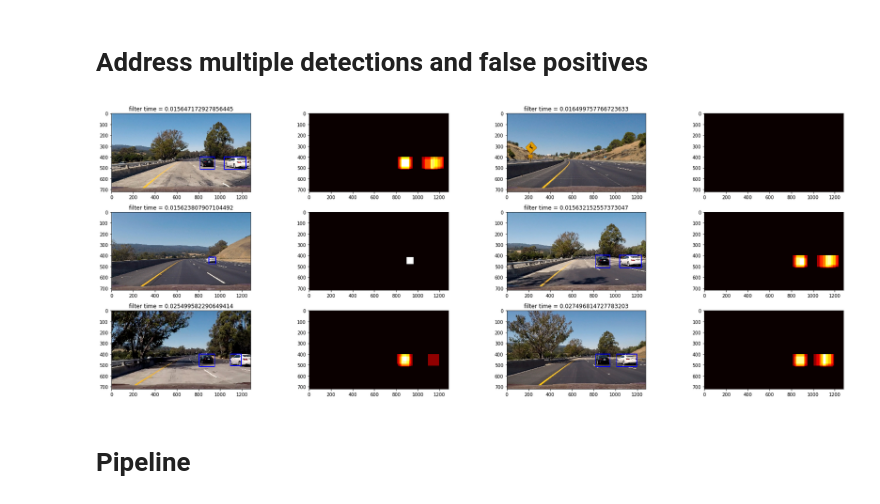
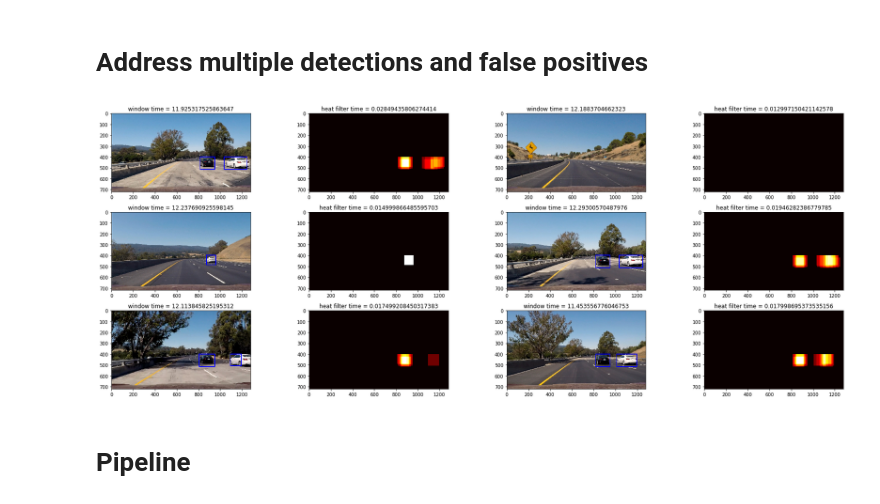
Before and after one commit to deepakzambre/VehicleDetectionAndTracking, a Jupyter notebook: solution.ipynb, the cells around one changed output. Cells and saved outputs as stored; diff of their text form; code cells hidden in the pictures.

```diff
--- a/solution.ipynb
+++ b/solution.ipynb
@@ -531,35 +531,38 @@ def filter_on_heat(img, bboxes, threshold = 1):
 # %%
 def_threshold = 1
 scales = [1.4, 1,5, 1.7, 1.8]
+config_dict = {1.4:(400, 550), 1.5:(400, 550), 1.7:(400, 656), 1.8:(400, 656)}
 # %%
 files = glob.glob('./test_images/*.jpg')
 fig, axs = plt.subplots(3, 4, figsize=(24, 9))
 for idx, file in enumerate(files):
     img = mpimg.imread(file)
     boxes = []
-    for scale in scales:
+    t1 = time.time()
+    for scale in config_dict.keys():
         out_img, bboxes = find_cars(img,
-                            ystart,
-                            ystop,
+                            config_dict[scale][0],
+                            config_dict[scale][1],
                             scale,
                             clf,
                             hogger.X_scaler,
                             hogger.orient,
                             hogger.pix_per_cell,
                             hogger.cell_per_block,
                             hogger.spatial_size,
                             hogger.hist_bins)
         boxes += bboxes
-    t1 = time.time()
+    t2 = time.time()
     out_img, heatmap = filter_on_heat(img, boxes, threshold = def_threshold)
-    t2 = time.time()
+    t3 = time.time()
     axs[(int)(idx / 2)][(idx % 2) * 2].imshow(out_img)
-    axs[(int)(idx / 2)][(idx % 2) * 2].set_title('filter time = ' + str(t2 - t1))
+    axs[(int)(idx / 2)][(idx % 2) * 2].set_title('window time = ' + str(t2 - t1))
     axs[(int)(idx / 2)][(idx % 2) * 2 + 1].imshow(heatmap, cmap='hot')
+    axs[(int)(idx / 2)][(idx % 2) * 2 + 1].set_title('heat filter time = ' + str(t3 - t2))
 
 plt.tight_layout()
 # %% [output]
-[figure, old version]
+[figure, new version]
 # %% [markdown]
 # Pipeline
 # %%
```
Also changed, not shown: parts of 3 cells of this notebook, 1 other file.
